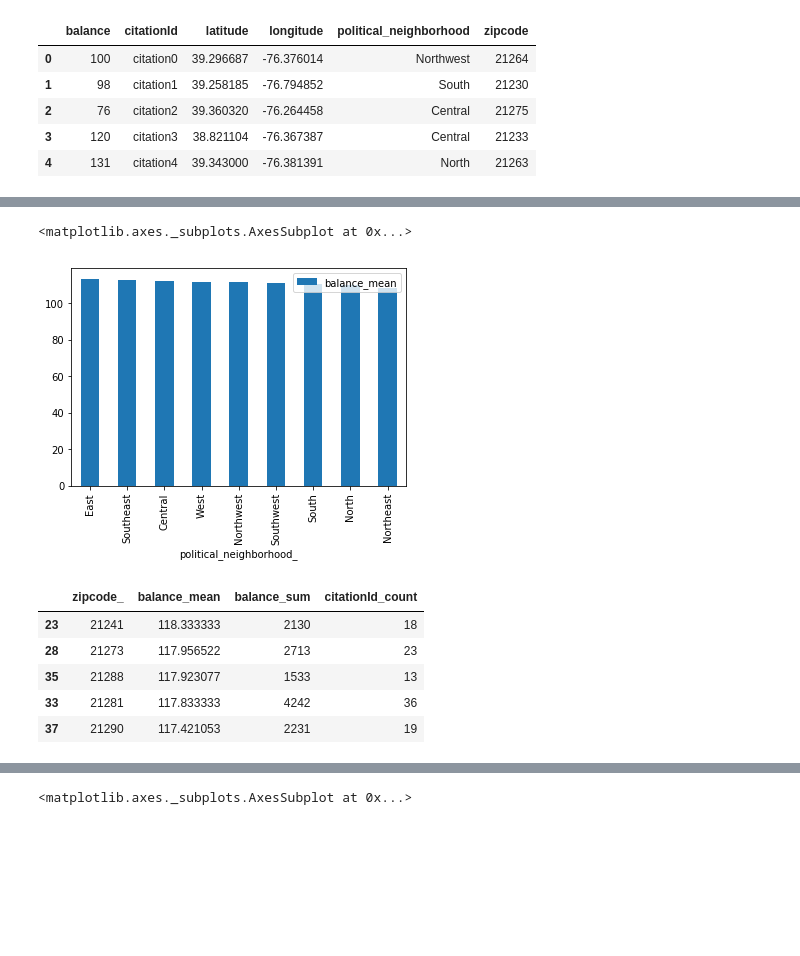
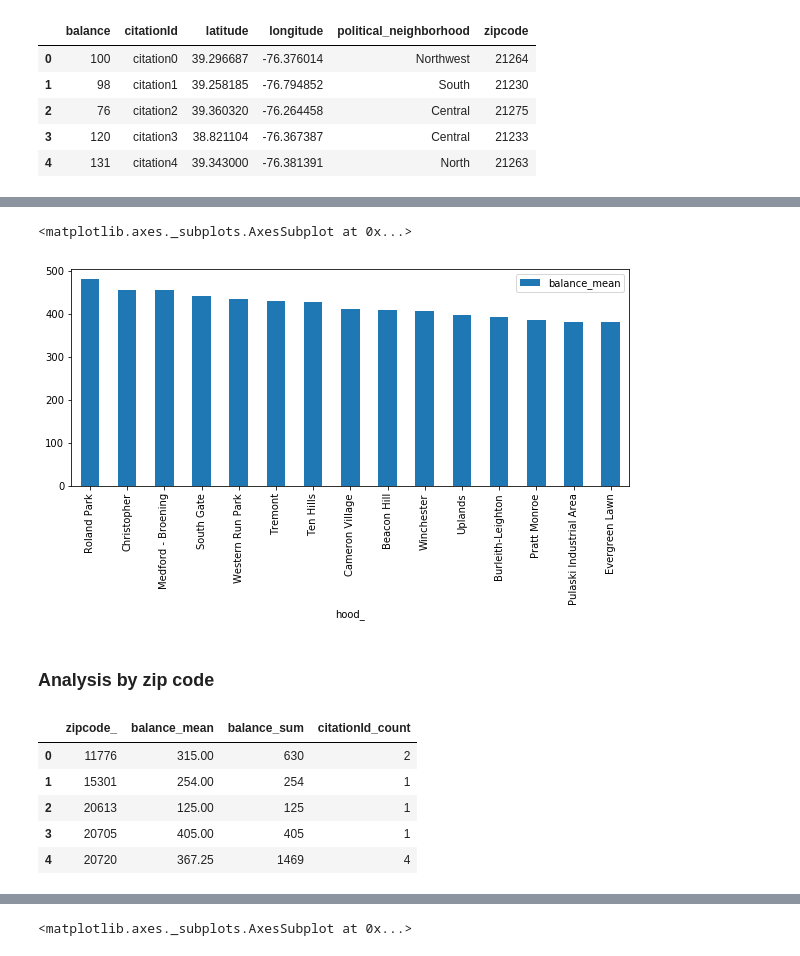
Before and after one commit to WildTeamTwo/baltimore, a Jupyter notebook: camera/parkingTicketPOC.ipynb, the cells around one changed output, grey strips where cells are left out. Drawn from its saved outputs; the diff is of its cells as text; code cells hidden in the pictures; blank space fills up the shorter version.

```diff
--- a/camera/parkingTicketPOC.ipynb
+++ b/camera/parkingTicketPOC.ipynb
@@ -42,0 +46,3 @@ df.head()
+# %%
+names=['citationId','latitude','longitude','hood','number','street','zipcode','zip_suffix','landmark']
+df = pd.read_csv('geocode.txt',sep='\t',names=names)
@@ -42,0 +60,4 @@ df.head()
+# %%
+num_rows = df.shape[0]
+df['balance'] = random.randint(75,500,num_rows)
+df.head()
@@ -43,6 +73,5 @@ df.head()
 # %%
-pn_df = df.groupby('political_neighborhood',as_index=False).agg({'balance':['mean','sum'],'citationId':'count'})
+pn_df = df.groupby('hood',as_index=False).agg({'balance':['mean','sum'],'citationId':'count'})
 pn_df.columns = ["_".join(x) for x in pn_df.columns.ravel()]
-pn_df = pn_df.sort_values('balance_mean',ascending=False)
 pn_df.head()
 # %% [output]
@@ -54,0 +86,3 @@ pn_df.head()
+# %%
+pn_df = pn_df.sort_values('citationId_count',ascending=False)
+pn_df.head()
@@ -55,17 +114,18 @@ pn_df.head()
 # %%
-pn_df.plot(x='political_neighborhood_', y='balance_mean', kind='bar')
+pn_df.head(15).plot(x='hood_', y='balance_mean', kind='bar',figsize=(10,4))
 # %% [output]
 <matplotlib.axes._subplots.AxesSubplot at 0x...>
-[figure, old version]
+[figure, new version]
+# %% [markdown]
+### Analysis by zip code
 # %%
 zip_df = df.groupby('zipcode',as_index=False).agg({'balance':['mean','sum'],'citationId':'count'})
 zip_df.columns = ["_".join(x) for x in zip_df.columns.ravel()]
-zip_df = zip_df.sort_values('balance_mean',ascending=False)
 zip_df.head()
 # %% [output]
 |  | zipcode_ | balance_mean | balance_sum | citationId_count |
-| 23 | 21241 | 118.333333 | 2130 | 18 |
-| 28 | 21273 | 117.956522 | 2713 | 23 |
-| 35 | 21288 | 117.923077 | 1533 | 13 |
-| 33 | 21281 | 117.833333 | 4242 | 36 |
-| 37 | 21290 | 117.421053 | 2231 | 19 |
+| 0 | 11776 | 315.00 | 630 | 2 |
+| 1 | 15301 | 254.00 | 254 | 1 |
+| 2 | 20613 | 125.00 | 125 | 1 |
+| 3 | 20705 | 405.00 | 405 | 1 |
+| 4 | 20720 | 367.25 | 1469 | 4 |
```
Also changed, not shown: parts of 19 cells of this notebook.
